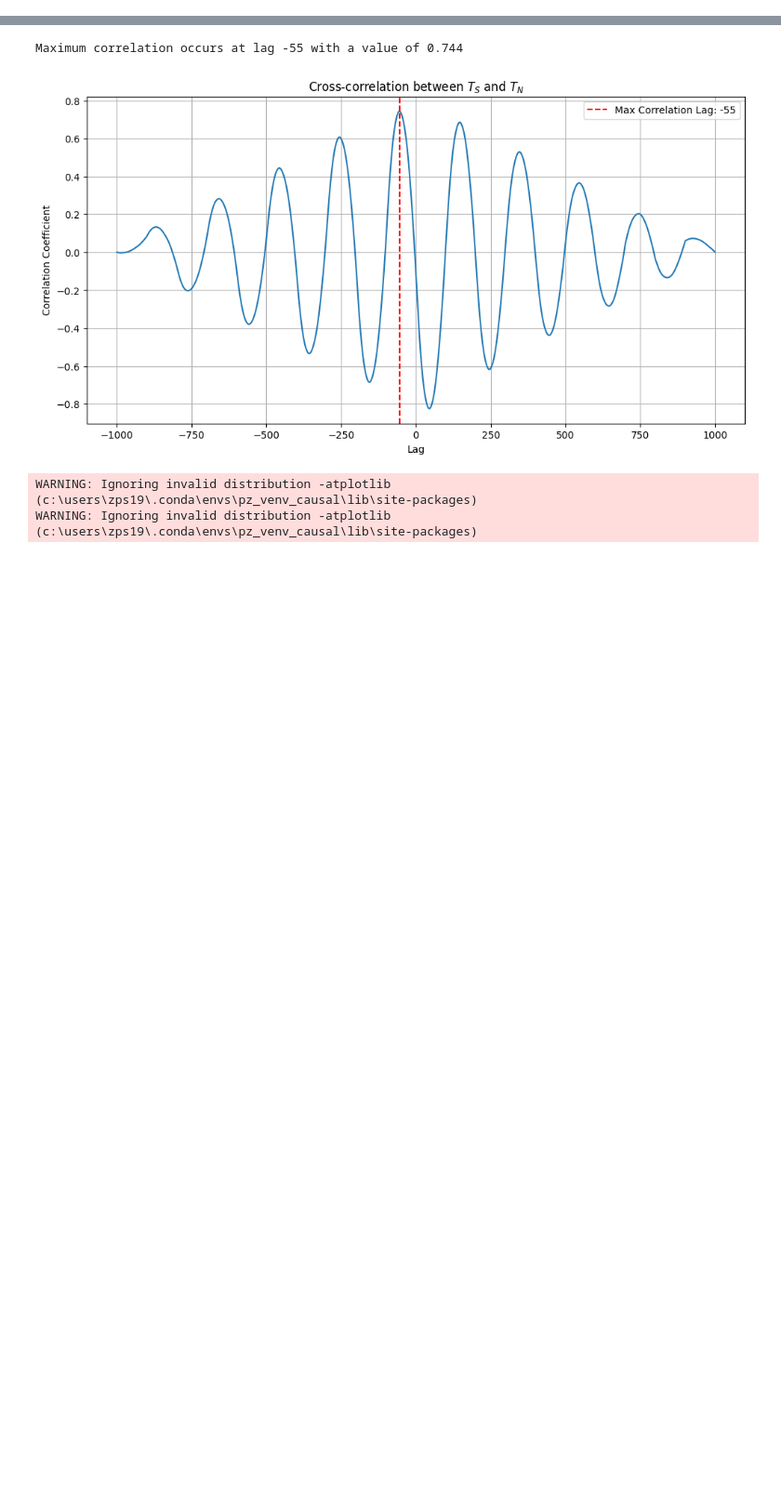
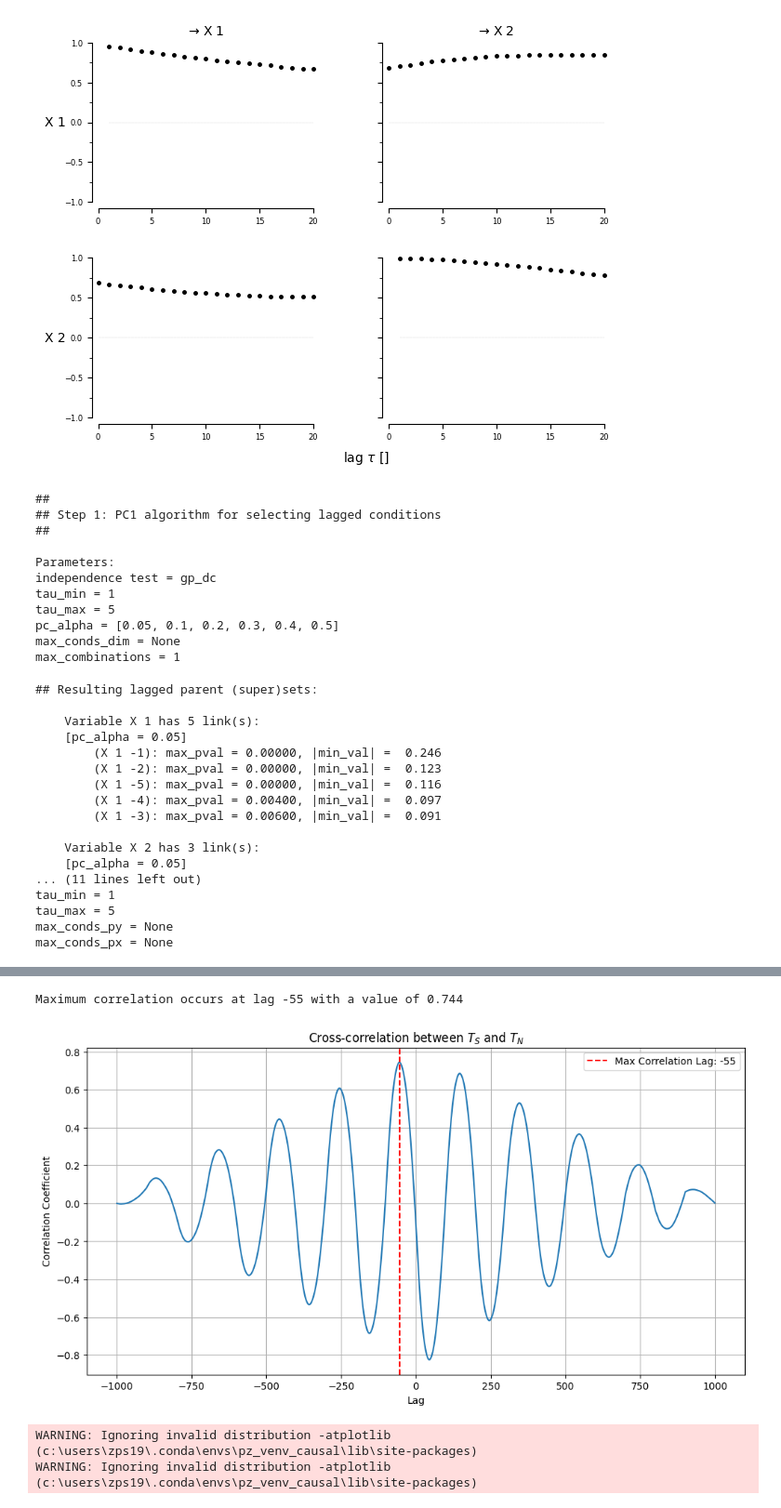
Before and after one commit to Peisong-Zheng/DO_causality, a Jupyter notebook: lag_SJ03_test.ipynb, the cells around one changed output, grey strips where cells are left out. Shown at 93% size. Saved outputs shown, nothing was run; the diff lists cells and outputs as text; code cells hidden in the pictures; blank space fills up the shorter version.

```diff
--- a/lag_SJ03_test.ipynb
+++ b/lag_SJ03_test.ipynb
@@ -0,0 +155,56 @@
+# %%
+gpdc_test = gpdc.GPDC(significance='analytic', gp_params=None)
+pcmci = PCMCI(
+    dataframe=dataframe,
+    cond_ind_test=gpdc_test,
+    verbosity=0)
+
+matrix_lags = None #np.argmax(np.abs(correlations), axis=2)
+# tp.plot_scatterplots(dataframe=dataframe, add_scatterplot_args={'matrix_lags':matrix_lags}); plt.show()
+correlations = pcmci.get_lagged_dependencies(tau_max=20, val_only=True)['val_matrix']
+lag_func_matrix = tp.plot_lagfuncs(val_matrix=correlations, setup_args={'var_names':var_names,
+                                    'x_base':5, 'y_base':.5}); plt.show()
+
+pcmci.verbosity = 1
+tau_min=1
+tau_max=5
+results = pcmci.run_pcmci(tau_max=tau_max, tau_min=tau_min, pc_alpha=None, alpha_level=0.01)
+
+tp.plot_graph(
+    val_matrix=results['val_matrix'],
+    graph=results['graph'],
+    var_names=var_names,
+    link_colorbar_label='cross-MCI',
+    node_colorbar_label='auto-MCI',
+    show_autodependency_lags=False
+    ); plt.show()
+# %% [output]
+[figure, added]
+##
+## Step 1: PC1 algorithm for selecting lagged conditions
+##
+
+Parameters:
+independence test = gp_dc
+tau_min = 1
+tau_max = 5
+pc_alpha = [0.05, 0.1, 0.2, 0.3, 0.4, 0.5]
+max_conds_dim = None
+max_combinations = 1
+## Resulting lagged parent (super)sets:
+
+    Variable X 1 has 5 link(s):
+    [pc_alpha = 0.05]
+        (X 1 -1): max_pval = 0.00000, |min_val| =  0.246
+        (X 1 -2): max_pval = 0.00000, |min_val| =  0.123
+        (X 1 -5): max_pval = 0.00000, |min_val| =  0.116
+        (X 1 -4): max_pval = 0.00400, |min_val| =  0.097
+        (X 1 -3): max_pval = 0.00600, |min_val| =  0.091
+
+    Variable X 2 has 3 link(s):
+    [pc_alpha = 0.05]
+... (11 lines left out)
+tau_min = 1
+tau_max = 5
+max_conds_py = None
+max_conds_px = None
```
Also changed, not shown: parts of 8 cells of this notebook.
